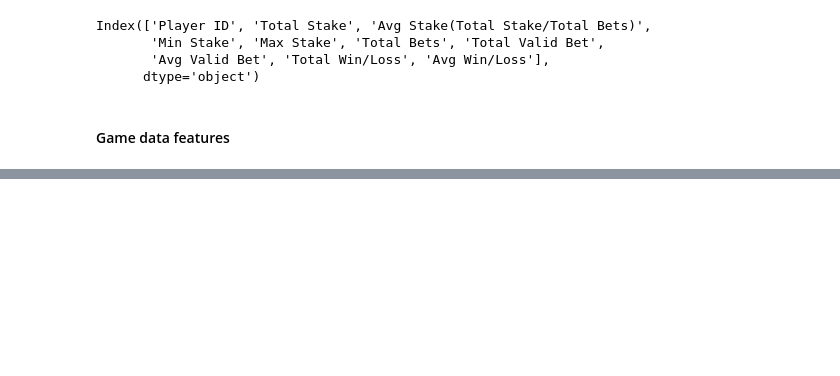
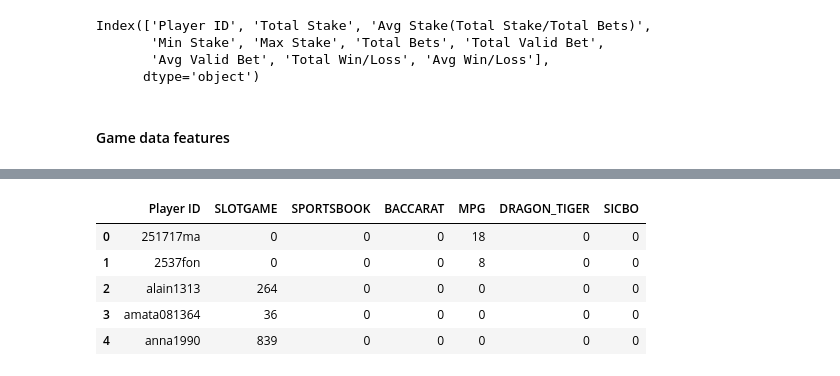
Before and after one commit to DataSenseiAryan/CampaignDb, a Jupyter notebook: Untitled.ipynb, the cells around one changed output, grey strips where cells are left out. Saved outputs shown, nothing was run; the diff lists cells and outputs as text; code cells hidden in the pictures; blank space fills up the shorter version.

```diff
--- a/Untitled.ipynb
+++ b/Untitled.ipynb
@@ -212,3 +214,12 @@ game_group_df.head()
+# %%
+game_group_df.head()
+# %% [output]
+|  | Player ID | SLOTGAME | SPORTSBOOK | BACCARAT | MPG | DRAGON_TIGER | SICBO |
+| 0 | 251717ma | 0 | 0 | 0 | 18 | 0 | 0 |
+| 1 | 2537fon | 0 | 0 | 0 | 8 | 0 | 0 |
+| 2 | alain1313 | 264 | 0 | 0 | 0 | 0 | 0 |
+| 3 | amata081364 | 36 | 0 | 0 | 0 | 0 | 0 |
+| 4 | anna1990 | 839 | 0 | 0 | 0 | 0 | 0 |
 # %%
 %%time
 game_provider_type_pref = df[['Player ID', 'Game', 'Game Group','Provider','Product Type']]
```
Also changed, not shown: parts of 34 cells of this notebook, 2 other files.
